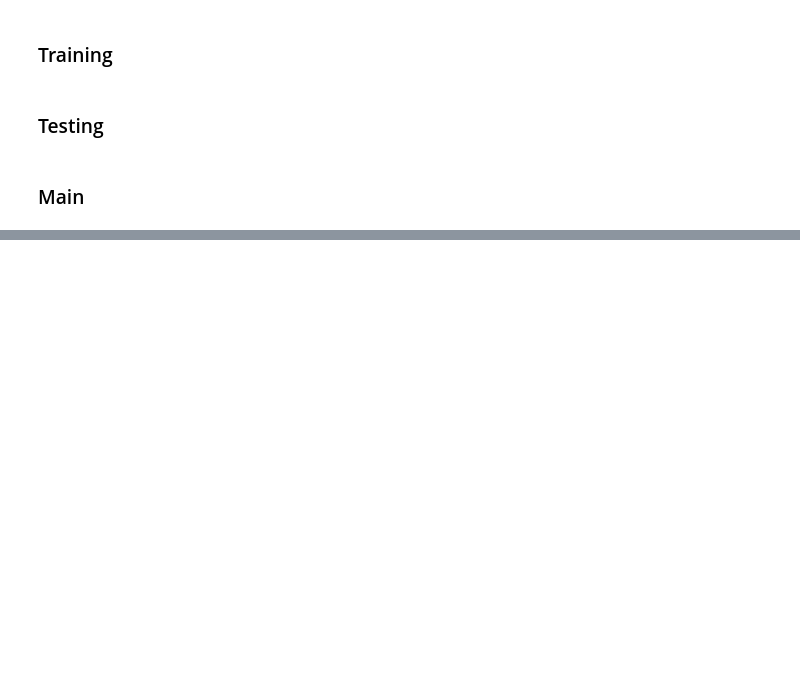
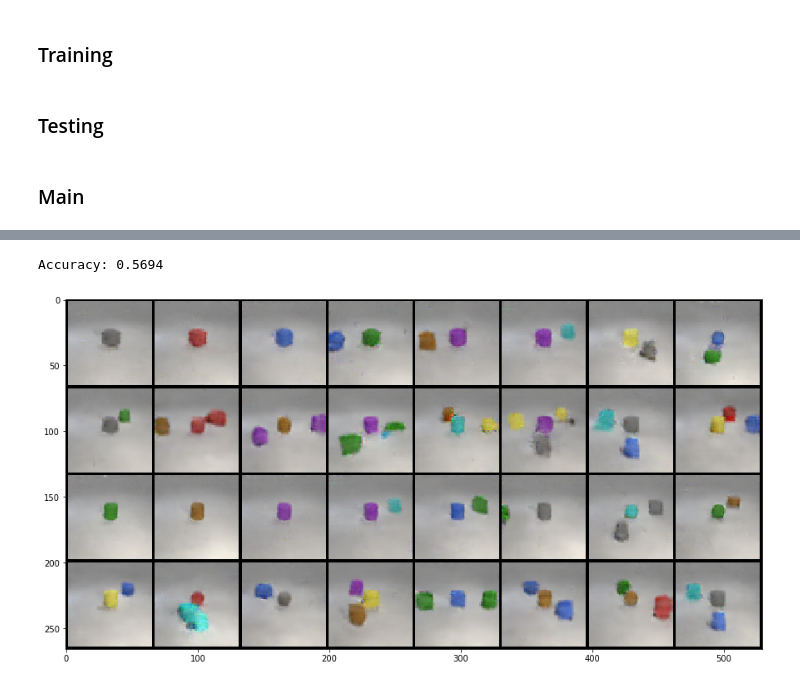
Before and after one commit to ienlie0513/NCTU_HW, a Jupyter notebook: Lab6/Lab6.ipynb, the cells around one changed output, grey strips where cells are left out. Drawn from its saved outputs; the diff is of its cells as text; code cells hidden in the pictures; blank space fills up the shorter version.

```diff
--- a/Lab6/Lab6.ipynb
+++ b/Lab6/Lab6.ipynb
@@ -300,13 +315,14 @@ def training(G, D, image_size, latent_size, learning_rate, batch_size, num_epoch
 # %% [markdown]
 ### Testing
 # %%
-# Output generate images - https://pytorch.org/docs/stable/torchvision/utils.html
-def testing(G, D, latent_size, batch_size):
-    from evaluator import evaluation_model
+def testing(G, noise=None, latent_size=100, batch_size=32):
     E = evaluation_model()
 
     img_list = []
     acc_list = []
+
+    if noise is None:
+        noise = torch.randn(batch_size, latent_size, 1, 1, device=device)
 
     # init dataloader
     testset = GANLoader('test')
@@ -315,8 +331,7 @@ def testing(G, D, latent_size, batch_size):
     with torch.no_grad():
         for condition in testloader:
             condition = condition.to(device)
-            b_size = condition.size(0)
-            noise = torch.randn(b_size, latent_size, 1, 1, device=device)
+            # b_size = condition.size(0)
             fake = G(noise, condition).detach()
 
             acc_list.append(E.eval(fake, condition))
@@ -360,7 +397,9 @@ show_result(G_losses, D_losses)
 # %%
-D = torch.load('./models/D_0.5556.ckpt')
-G = torch.load('./models/G_0.5556.ckpt')
-acc, imgs = testing(G, D, latent_size, batch_size)
+G = torch.load('./models/G_0.5694.ckpt')
+acc, imgs = testing(G)
 fig = plt.figure(figsize=(15,15))
 plt.imshow(np.transpose(imgs[0],(1,2,0)))
 print ("Accuracy: %.4f"%(acc))
+# %% [output]
+Accuracy: 0.5694
+[figure, added]
```
Also changed, not shown: parts of 6 cells of this notebook.
